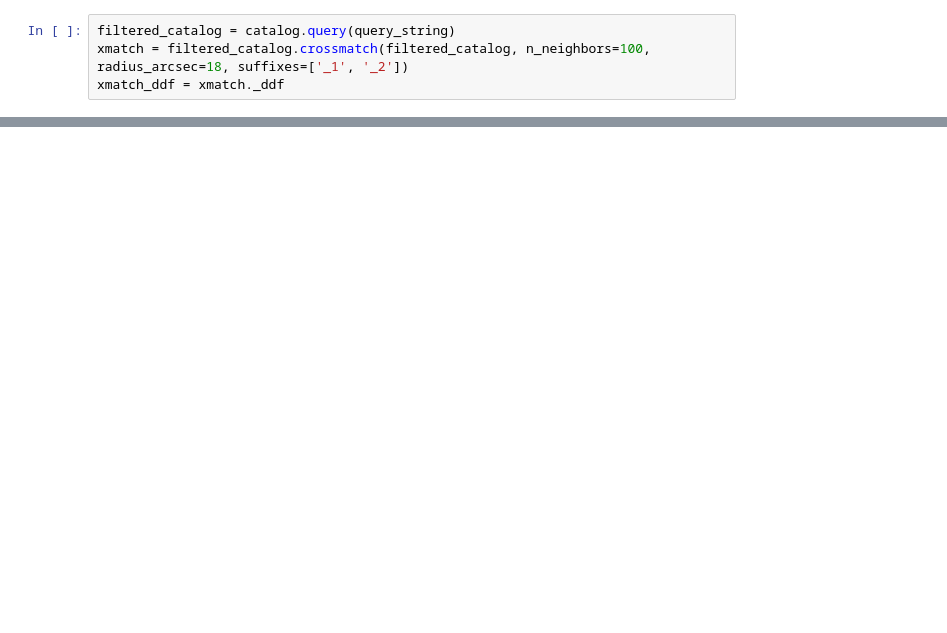
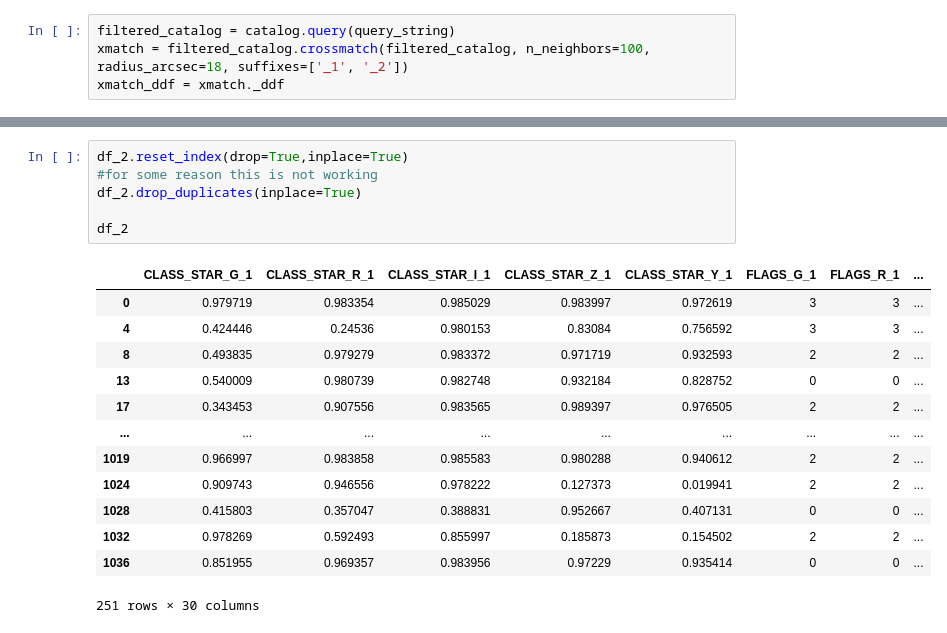
Before and after one commit to JoaoDPassos/brown-dwarf-search, a Jupyter notebook: xmatch_dask.ipynb, the cells around one changed output, grey strips where cells are left out. Cells and saved outputs as stored; diff of their text form; blank space fills up the shorter version.

```diff
--- a/xmatch_dask.ipynb
+++ b/xmatch_dask.ipynb
@@ -121,0 +206,20 @@ def is_collinear(group, error, min_stars):
+# %%
+df_2.reset_index(drop=True,inplace=True)
+#for some reason this is not working
+df_2.drop_duplicates(inplace=True)
+
+df_2
+# %% [output]
+|  | CLASS_STAR_G_1 | CLASS_STAR_R_1 | CLASS_STAR_I_1 | CLASS_STAR_Z_1 | CLASS_STAR_Y_1 | FLAGS_G_1 | FLAGS_R_1 | ... |
+| 0 | 0.979719 | 0.983354 | 0.985029 | 0.983997 | 0.972619 | 3 | 3 | ... |
+| 4 | 0.424446 | 0.24536 | 0.980153 | 0.83084 | 0.756592 | 3 | 3 | ... |
+| 8 | 0.493835 | 0.979279 | 0.983372 | 0.971719 | 0.932593 | 2 | 2 | ... |
+| 13 | 0.540009 | 0.980739 | 0.982748 | 0.932184 | 0.828752 | 0 | 0 | ... |
+| 17 | 0.343453 | 0.907556 | 0.983565 | 0.989397 | 0.976505 | 2 | 2 | ... |
+| ... | ... | ... | ... | ... | ... | ... | ... | ... |
+| 1019 | 0.966997 | 0.983858 | 0.985583 | 0.980288 | 0.940612 | 2 | 2 | ... |
+| 1024 | 0.909743 | 0.946556 | 0.978222 | 0.127373 | 0.019941 | 2 | 2 | ... |
+| 1028 | 0.415803 | 0.357047 | 0.388831 | 0.952667 | 0.407131 | 0 | 0 | ... |
+| 1032 | 0.978269 | 0.592493 | 0.855997 | 0.185873 | 0.154502 | 2 | 2 | ... |
+| 1036 | 0.851955 | 0.969357 | 0.983956 | 0.97229 | 0.935414 | 0 | 0 | ... |
+251 rows × 30 columns
```
Also changed, not shown: parts of 21 cells of this notebook.
